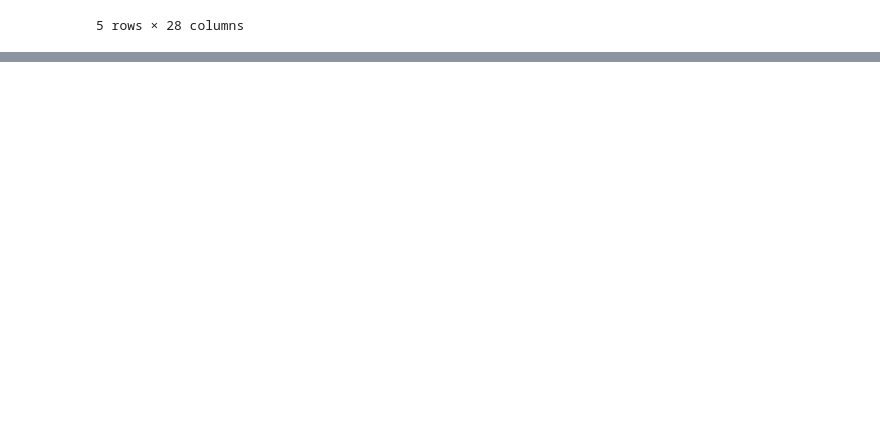
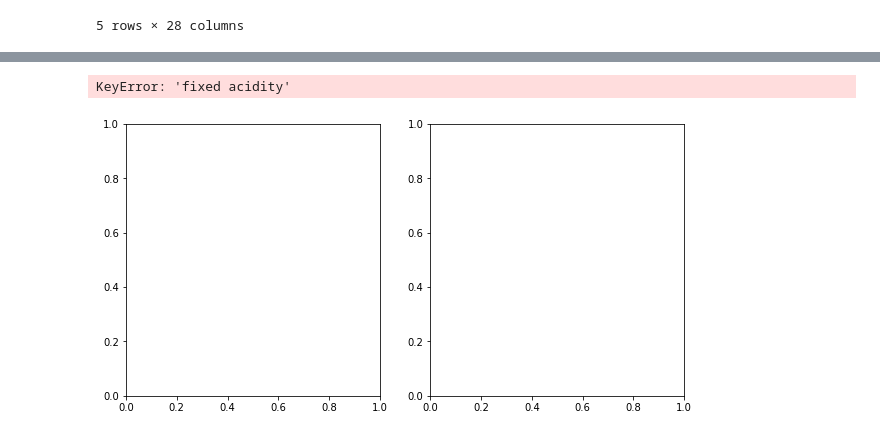
Before and after one commit to darshk07/VITMAS-datascience, a Jupyter notebook: Task 1/task1.ipynb, the cells around one changed output, grey strips where cells are left out. Cells and saved outputs as stored; diff of their text form; code cells hidden in the pictures; blank space fills up the shorter version.

```diff
--- a/Task 1/task1.ipynb
+++ b/Task 1/task1.ipynb
@@ -32,0 +186,10 @@ data.head()
+# %%
+fig1 = plt.figure(figsize=(10,5))
+f1 = fig1.add_subplot(121)
+f2 = fig1.add_subplot(122)
+f1.hist(data['fixed acidity'])
+f2.hist(data['volatile acidity'])
+plt.show()
+# %% [output]
+KeyError: 'fixed acidity'
+[figure, added]
```
Also changed, not shown: parts of 20 cells of this notebook, 1 other file.
